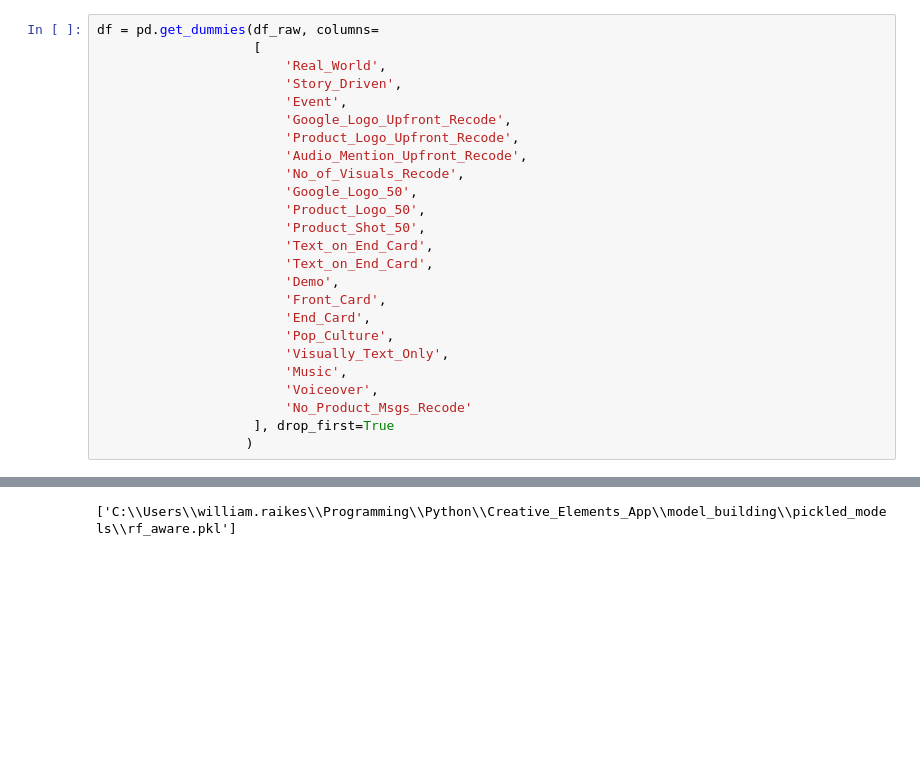
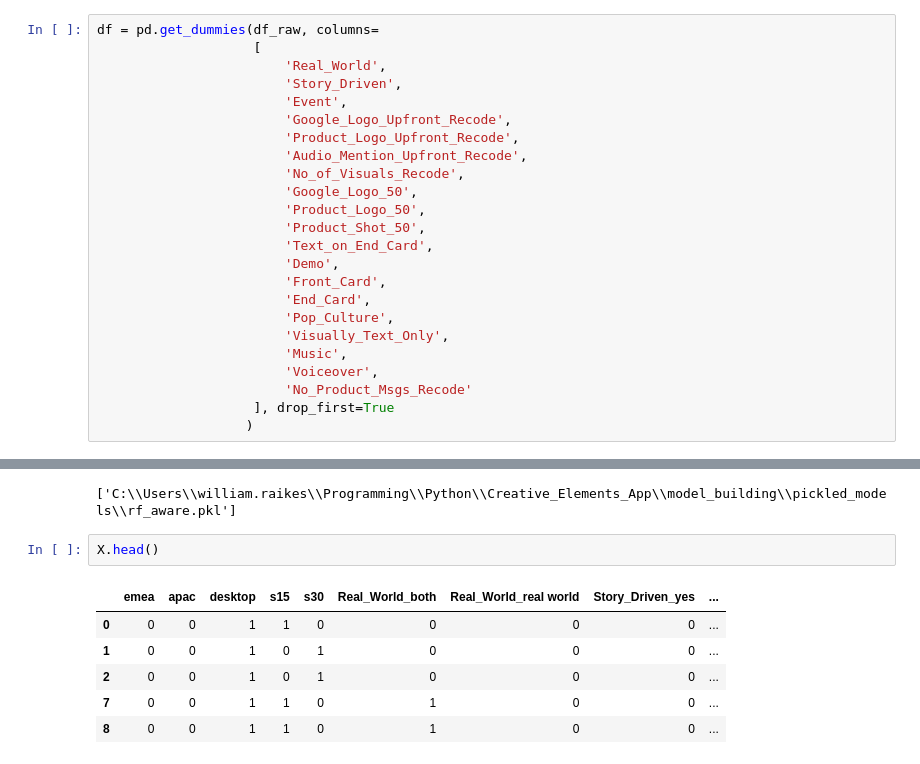
Before and after one commit to wraikes-essence/Creative_Elements_App, a Jupyter notebook: model_building/model_build.ipynb, the cells around one changed output, grey strips where cells are left out. Cells and saved outputs as stored; diff of their text form; blank space fills up the shorter version.

```diff
--- a/model_building/model_build.ipynb
+++ b/model_building/model_build.ipynb
@@ -30,7 +30,6 @@ df = pd.get_dummies(df_raw, columns=
                         'Product_Logo_50',
                         'Product_Shot_50',
                         'Text_on_End_Card',
-                        'Text_on_End_Card',
                         'Demo',
                         'Front_Card',
                         'End_Card',
@@ -140,3 +139,12 @@ from sklearn.externals import joblib
 joblib.dump(rf_aware, r'C:\Users\william.raikes\Programming\Python\Creative_Elements_App\model_building\pickled_models\rf_aware.pkl')
 # %% [output]
 ['C:\\Users\\william.raikes\\Programming\\Python\\Creative_Elements_App\\model_building\\pickled_models\\rf_aware.pkl']
+# %%
+X.head()
+# %% [output]
+|  | emea | apac | desktop | s15 | s30 | Real_World_both | Real_World_real world | Story_Driven_yes | ... |
+| 0 | 0 | 0 | 1 | 1 | 0 | 0 | 0 | 0 | ... |
+| 1 | 0 | 0 | 1 | 0 | 1 | 0 | 0 | 0 | ... |
+| 2 | 0 | 0 | 1 | 0 | 1 | 0 | 0 | 0 | ... |
+| 7 | 0 | 0 | 1 | 1 | 0 | 1 | 0 | 0 | ... |
+| 8 | 0 | 0 | 1 | 1 | 0 | 1 | 0 | 0 | ... |
```
Also changed, not shown: parts of 2 cells of this notebook, 4 other files.
